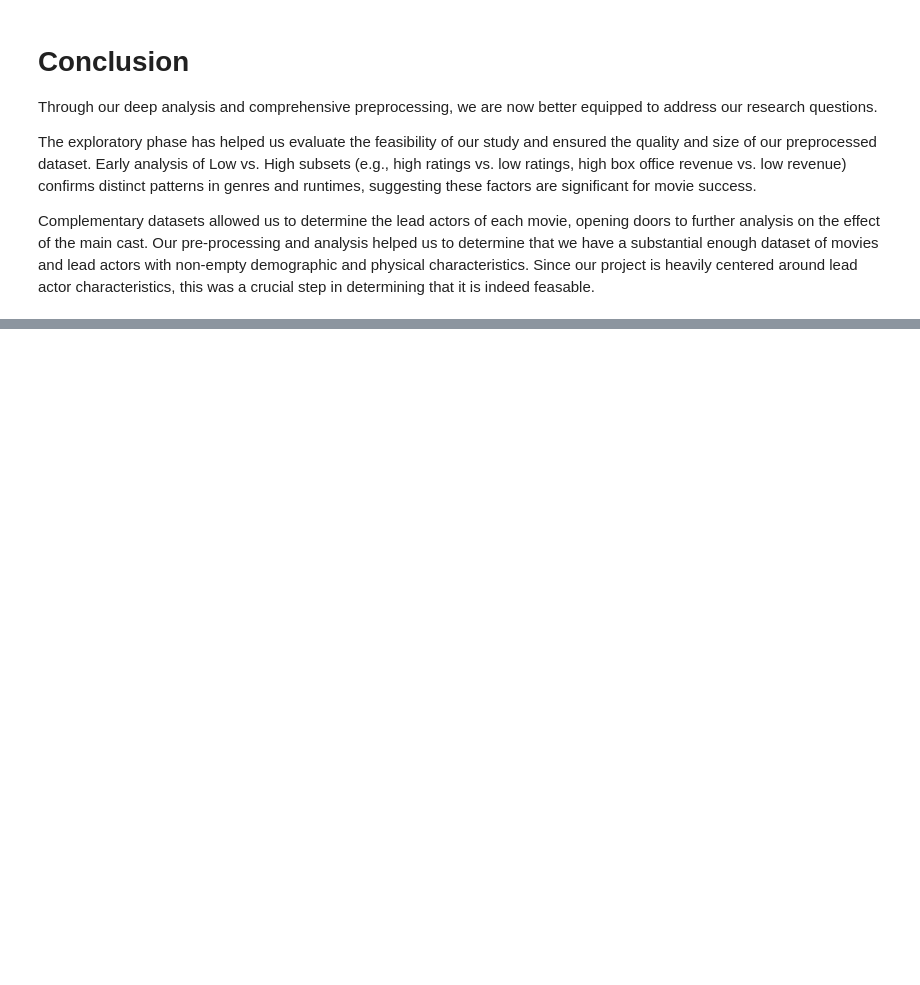
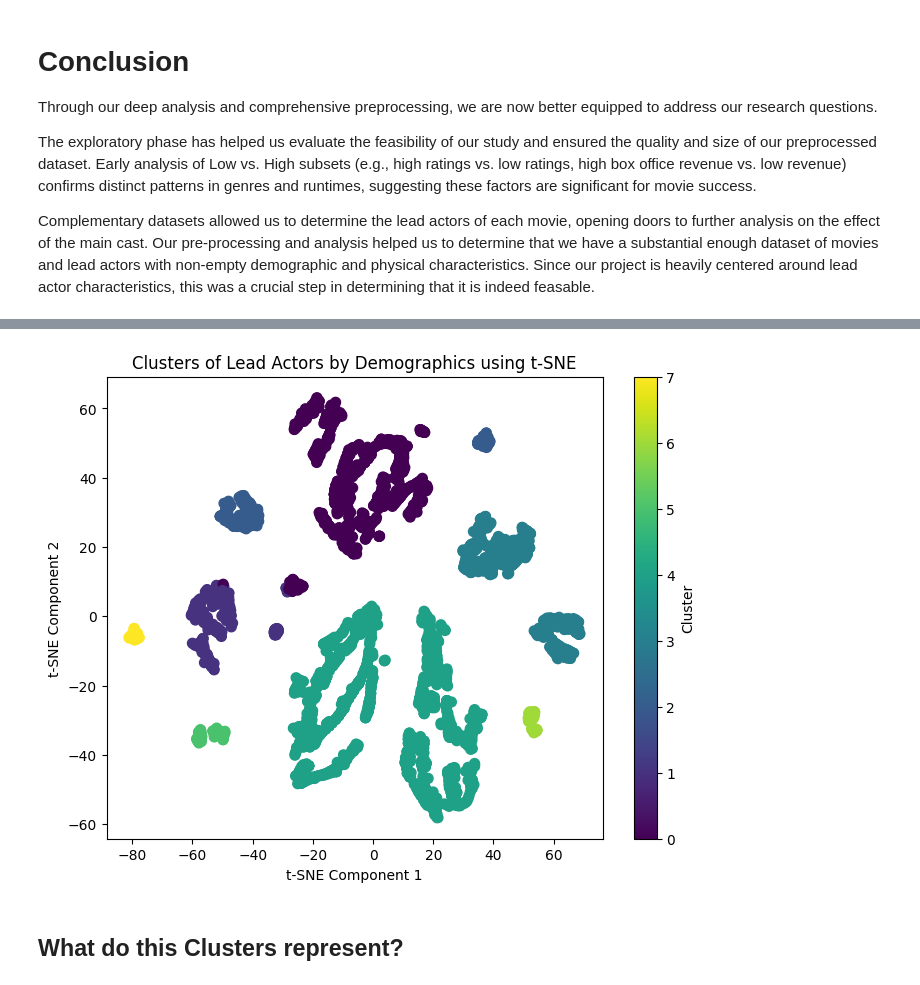
Before and after one commit to epfl-ada/ada-2024-project-authenticdataaddicts, a Jupyter notebook: results.ipynb, the cells around one changed output, grey strips where cells are left out. Cells and saved outputs as stored; diff of their text form; code cells hidden in the pictures; blank space fills up the shorter version.

```diff
--- a/results.ipynb
+++ b/results.ipynb
@@ -1045,0 +1153,13 @@ Complementary datasets allowed us to determine the lead actors of each movie, op
+# %%
+X_reduced_tsne = TSNE(n_components=2, random_state=42, init='random', learning_rate='auto').fit_transform(processed_df)
+plt.figure(figsize=(8, 6))
+plt.scatter(X_reduced_tsne[:,0], X_reduced_tsne[:,1], c=processed_df['cluster'],s=50)
+plt.colorbar(label='Cluster')
+plt.title('Clusters of Lead Actors by Demographics using t-SNE')
+plt.xlabel('t-SNE Component 1')
+plt.ylabel('t-SNE Component 2')
+plt.show()
+# %% [output]
+[figure, added]
+# %% [markdown]
+## What do this Clusters represent?
```
Also changed, not shown: parts of 28 cells of this notebook, 1 other file.
